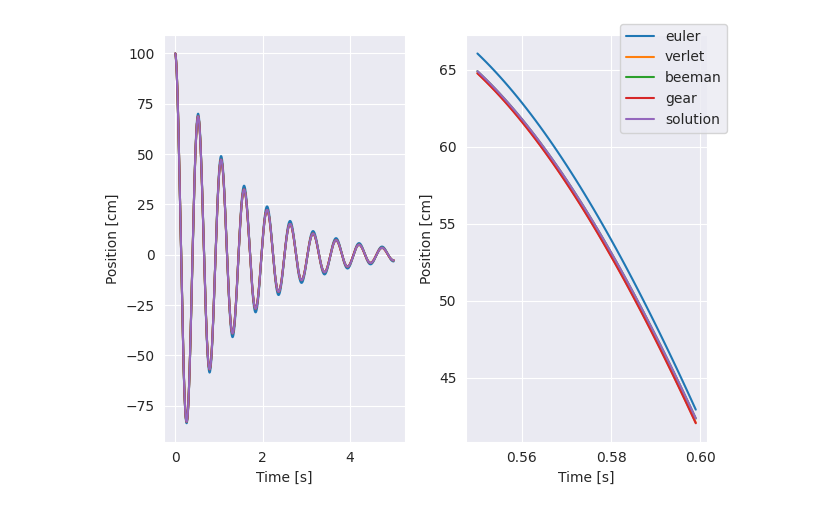
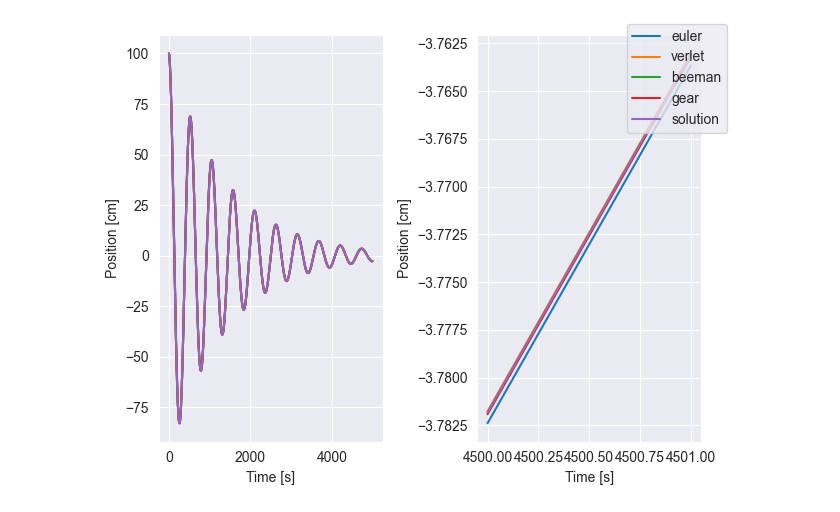
Before and after one commit to shadad00/Simulacion-de-sistemas, a Jupyter notebook: notebooks/TP4.ipynb, the cells around one changed output. Drawn from its saved outputs; the diff is of its cells as text; code cells hidden in the pictures.

```diff
--- a/notebooks/TP4.ipynb
+++ b/notebooks/TP4.ipynb
@@ -15,14 +15,13 @@ sns.set_style('darkgrid')
 def springEquation(t):
         return 100 * exp( -(100/(2 * 70)) * t) * cos( sqrt( (10**4 / 70) - (100**2 / (4 * 70**2))) * t)
 
-def getSolution(final_time, dt):
-    t = np.arange(0, final_time, dt)
-    rx = np.vectorize(springEquation)(t)
-    df = pd.DataFrame({"time": t, "rx": rx})
-    return df.set_index("time")
+def getSolution(tiempos):
+    rx = np.vectorize(springEquation)(tiempos)
+    df = pd.DataFrame({"time": tiempos, "rx": rx})
+    return df
 
 def mse(A , B):
-    return ((A - B)**2).mean()
+    return ((A.sub(B, fill_value=0))**2).mean()
 
 def get_solver_name(path):
      stem = path.stem
@@ -35,3 +34,11 @@ def get_simulation_data(df):
           "df": df,
           "dt": dt
      }
+# %%
+BASE_PATH = '../tp4/out/spring/csv/'
+euler = pd.read_csv(f"{BASE_PATH}/EulerSimpleSolver_dt1.0e-06.csv", delimiter=",")
+verlet = pd.read_csv(f"{BASE_PATH}/VerletOriginalSolver_dt1.0e-06.csv", delimiter=",")
+beeman = pd.read_csv(f"{BASE_PATH}/BeemanSolver_dt1.0e-06.csv", delimiter=",")
+gear = pd.read_csv(f"{BASE_PATH}/GearPredictorOrder5_dt1.0e-06.csv", delimiter=",")
+solvers = [euler, verlet, beeman, gear]
+euler
@@ -37,0 +59,3 @@ def get_simulation_data(df):
+# %%
+solution = getSolution(euler["time"])
+solution
@@ -38,34 +76,25 @@ def get_simulation_data(df):
 # %%
-BASE_PATH = '../tp4/out/spring/csv/'
-euler = pd.read_csv(f"{BASE_PATH}/EulerSimpleSolver_dt1.0e-03.csv", index_col="time", delimiter=",")
-verlet = pd.read_csv(f"{BASE_PATH}/VerletOriginalSolver_dt1.0e-03.csv", index_col="time", delimiter=",")
-beeman = pd.read_csv(f"{BASE_PATH}/BeemanSolver_dt1.0e-03.csv", index_col="time", delimiter=",")
-gear = pd.read_csv(f"{BASE_PATH}/GearPredictorOrder5_dt1.0e-03.csv", index_col="time", delimiter=",")
-solution = getSolution(5, 1e-3)
-solvers = [euler, verlet, beeman, gear]
-euler
-
 fig, (ax1, ax2) = plt.subplots(1, 2)
 ax1.plot(euler["rx"], label="euler")
 ax1.plot(verlet["rx"], label="verlet")
 ax1.plot(beeman["rx"], label="beeman")
 ax1.plot(gear["rx"], label="gear")
 ax1.plot(solution["rx"], label="solution")
 ax1.set_ylabel("Position [cm]")
 ax1.set_xlabel("Time [s]")
 fig.legend()
 
-zr = np.arange(550, 600)
+zr = np.arange(4500, 4502)
 ax2.plot(euler["rx"].iloc[zr], label="euler")
 ax2.plot(verlet["rx"].iloc[zr], label="verlet")
 ax2.plot(beeman["rx"].iloc[zr], label="beeman")
 ax2.plot(gear["rx"].iloc[zr], label="gear")
 ax2.plot(solution["rx"].iloc[zr], label="solution")
 ax2.set_ylabel("Position [cm]")
 ax2.set_xlabel("Time [s]")
 
 fig.tight_layout()
 # %% [output]
-[figure, old version]
+[figure, new version]
 # %%
 errors = [mse(solver["rx"], solution["rx"]) for solver in solvers]
```
Also changed, not shown: parts of 5 cells of this notebook, 3 other files.
